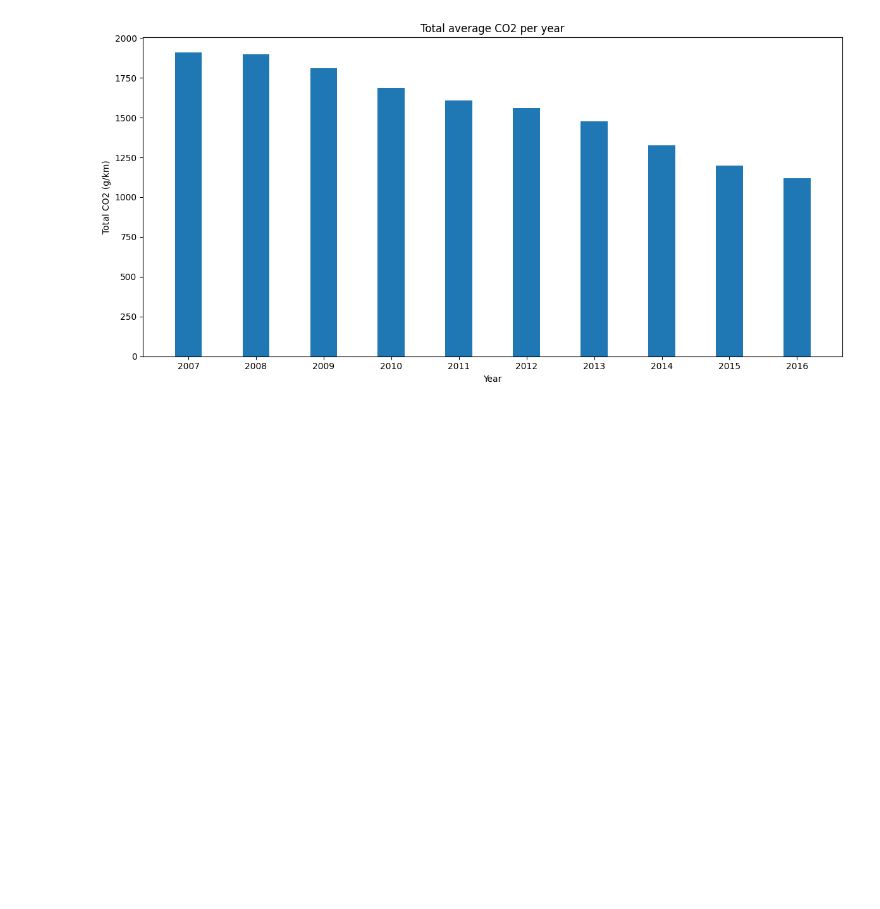
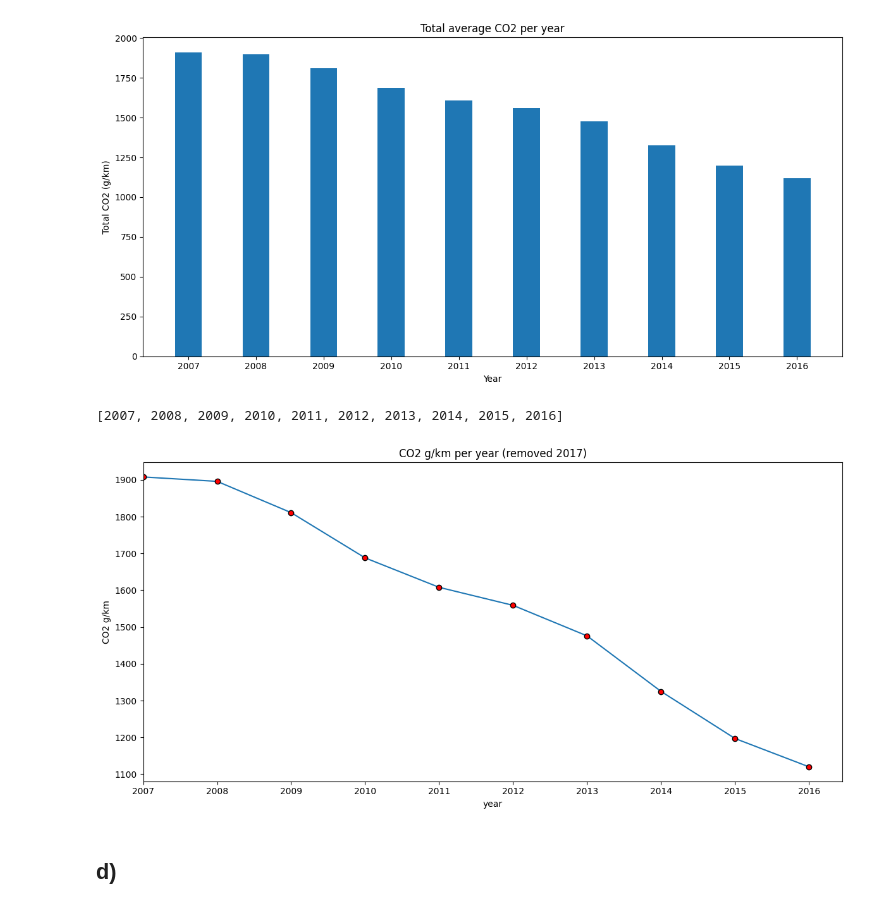
Before and after one commit to MarcusArdenstedt/data_visualization_Marcus_Ericsson_DE24, a Jupyter notebook: exercises/exercise_0/exe_0.ipynb, the cells around one changed output. Saved outputs shown, nothing was run; the diff lists cells and outputs as text; code cells hidden in the pictures; blank space fills up the shorter version.

Commit message:
line charts in exercise 0 task 0 cars month csv

```diff
--- a/exercises/exercise_0/exe_0.ipynb
+++ b/exercises/exercise_0/exe_0.ipynb
@@ -309,3 +309,27 @@ plt.tight_layout()
 plt.show()
 # %% [output]
 [figure]
+# %%
+df_emission = df_emission.set_index("Year")
+# %%
+print(list(df_emission.index))
+# %% [output]
+[2007, 2008, 2009, 2010, 2011, 2012, 2013, 2014, 2015, 2016]
+# %%
+fig, ax = plt.subplots(figsize= (12,6))
+ax.plot(df_emission.index, df_emission["Avg_CO2"], marker= 'o', markerfacecolor= 'red', markeredgecolor= 'black')
+
+ax.set_xlim(df_emission.index.min())
+
+ax.set_xticks(df_emission.index)
+ax.set_xticklabels(df_emission.index.astype(str), rotation=0)
+
+ax.set_ylabel("CO2 g/km")
+ax.set_title("CO2 g/km per year (removed 2017)")
+ax.set_xlabel("year")
+plt.tight_layout()
+plt.show()
+# %% [output]
+[figure, added]
+# %% [markdown]
+## d)
```
Also changed, not shown: parts of 25 cells of this notebook, 2 other files.
